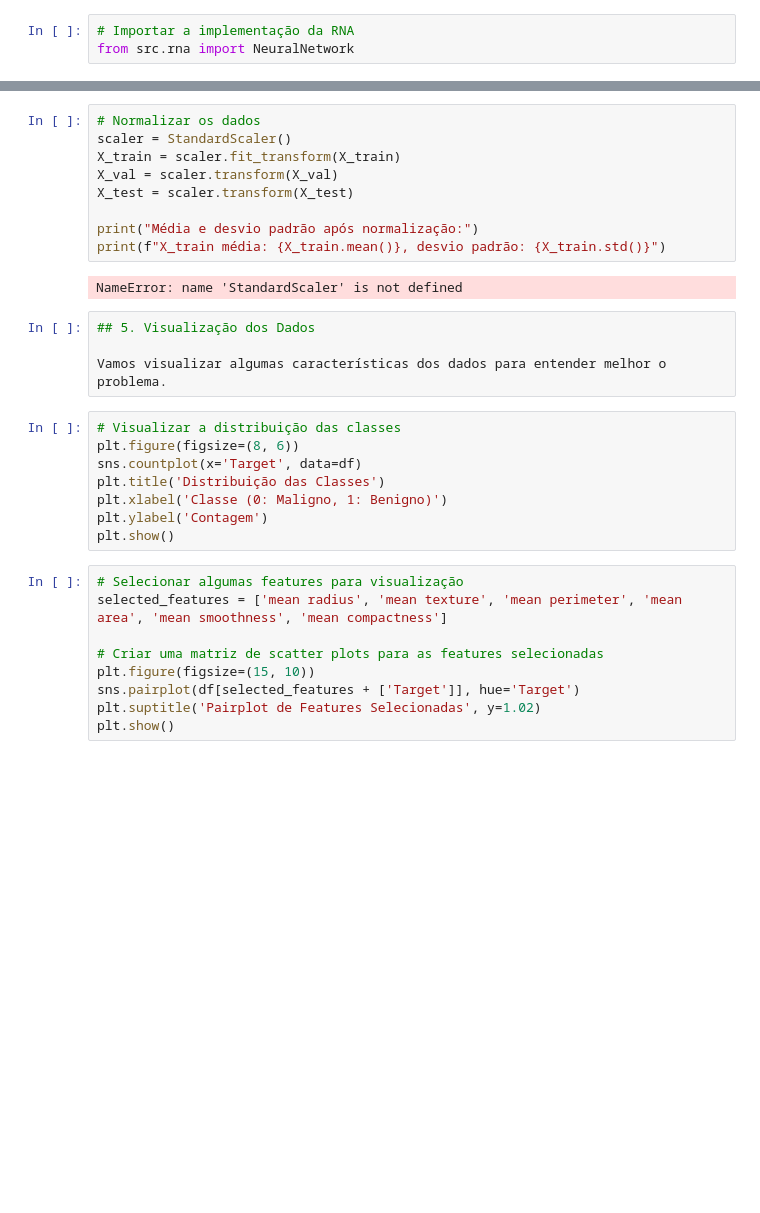
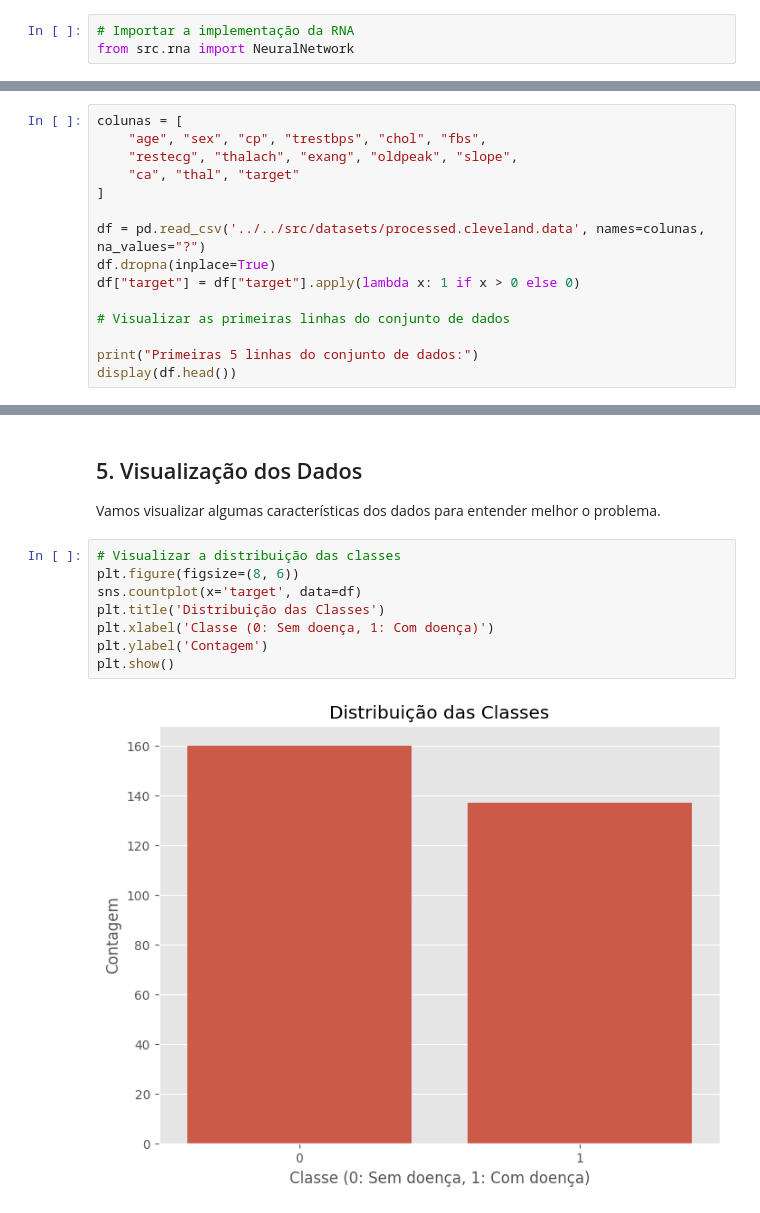
Before and after one commit to pedromandelli/RNA-Implementation, a Jupyter notebook: notebooks/classificacao_binaria/classificacao_binaria_exemplo.ipynb, the cells around one changed output, grey strips where cells are left out. Cells and saved outputs as stored; diff of their text form; blank space fills up the shorter version.

Commit message:
Atualiza notebook de classificação binária e ajuste de caminho para dataset

```diff
--- a/notebooks/classificacao_binaria/classificacao_binaria_exemplo.ipynb
+++ b/notebooks/classificacao_binaria/classificacao_binaria_exemplo.ipynb
@@ -61,0 +49,15 @@ df.head()
+# %%
+colunas = [
+    "age", "sex", "cp", "trestbps", "chol", "fbs",
+    "restecg", "thalach", "exang", "oldpeak", "slope",
+    "ca", "thal", "target"
+]
+
+df = pd.read_csv('../../src/datasets/processed.cleveland.data', names=colunas, na_values="?")
+df.dropna(inplace=True)
+df["target"] = df["target"].apply(lambda x: 1 if x > 0 else 0)
+
+# Visualizar as primeiras linhas do conjunto de dados
+
+print("Primeiras 5 linhas do conjunto de dados:")
+display(df.head())
@@ -88,32 +146,14 @@ print(f"Distribuição das classes em teste: {pd.Series(y_test.flatten()).value_
-# %%
-# Normalizar os dados
-scaler = StandardScaler()
-X_train = scaler.fit_transform(X_train)
-X_val = scaler.transform(X_val)
-X_test = scaler.transform(X_test)
-
-print("Média e desvio padrão após normalização:")
-print(f"X_train média: {X_train.mean()}, desvio padrão: {X_train.std()}")
-# %% [output]
-NameError: name 'StandardScaler' is not defined
-# %%
-## 5. Visualização dos Dados
-
-Vamos visualizar algumas características dos dados para entender melhor o problema.
+# %% [markdown]
+## 5. Visualização dos Dados
+
+Vamos visualizar algumas características dos dados para entender melhor o problema.
 # %%
 # Visualizar a distribuição das classes
 plt.figure(figsize=(8, 6))
-sns.countplot(x='Target', data=df)
+sns.countplot(x='target', data=df)
 plt.title('Distribuição das Classes')
-plt.xlabel('Classe (0: Maligno, 1: Benigno)')
+plt.xlabel('Classe (0: Sem doença, 1: Com doença)')
 plt.ylabel('Contagem')
 plt.show()
+# %% [output]
+[figure, added]
-# %%
-# Selecionar algumas features para visualização
-selected_features = ['mean radius', 'mean texture', 'mean perimeter', 'mean area', 'mean smoothness', 'mean compactness']
-
-# Criar uma matriz de scatter plots para as features selecionadas
-plt.figure(figsize=(15, 10))
-sns.pairplot(df[selected_features + ['Target']], hue='Target')
-plt.suptitle('Pairplot de Features Selecionadas', y=1.02)
-plt.show()
```
Also changed, not shown: parts of 28 cells of this notebook, 1 other file.
